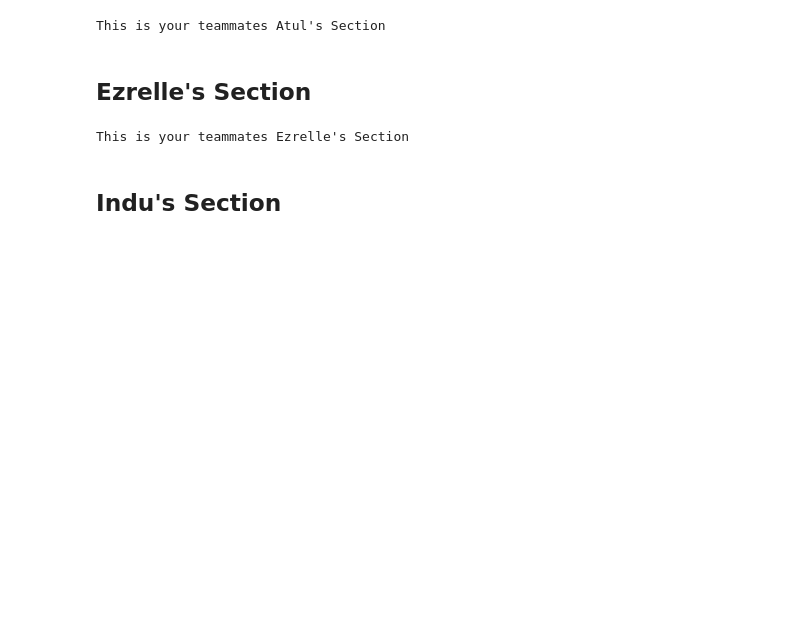
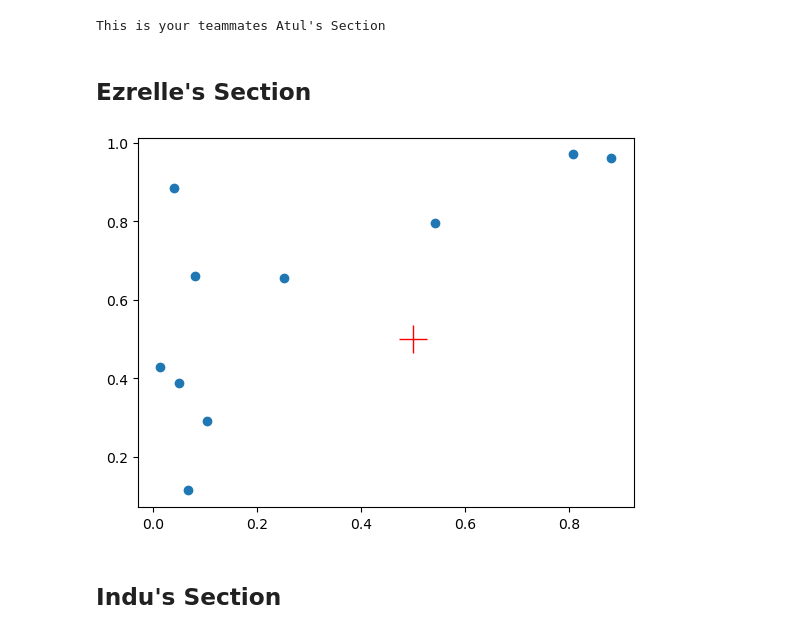
Before and after one commit to myhre062/heart-disease-analysis, a Jupyter notebook: heart-disease-data-analysis.ipynb, the cells around one changed output. Saved outputs shown, nothing was run; the diff lists cells and outputs as text; code cells hidden in the pictures; blank space fills up the shorter version.

```diff
--- a/heart-disease-data-analysis.ipynb
+++ b/heart-disease-data-analysis.ipynb
@@ -183,10 +183,26 @@ print('This is your teammates Atul\'s Section')
 This is your teammates Atul's Section
 # %% [markdown]
 ## Ezrelle's Section
-# %%
-print('This is your teammates Ezrelle\'s Section')
-# %% [output]
-This is your teammates Ezrelle's Section
+# %%
+import numpy as np
+# Generate some random data
+data = {'x': np.random.rand(10),
+        'y': np.random.rand(10)}
+df = pd.DataFrame(data)
+
+# Plot the data
+plt.scatter(df['x'], df['y'])
+
+# Coordinates where you want to place the plus sign
+plus_x, plus_y = 0.5, 0.5 # Adjust these values as needed
+
+# Plotting the plus sign
+plt.plot(plus_x, plus_y, marker='+', markersize=20, color='red')
+
+# Display the plot
+plt.show()
+# %% [output]
+[figure, added]
 # %% [markdown]
 ## Indu's Section
 # %%
```
